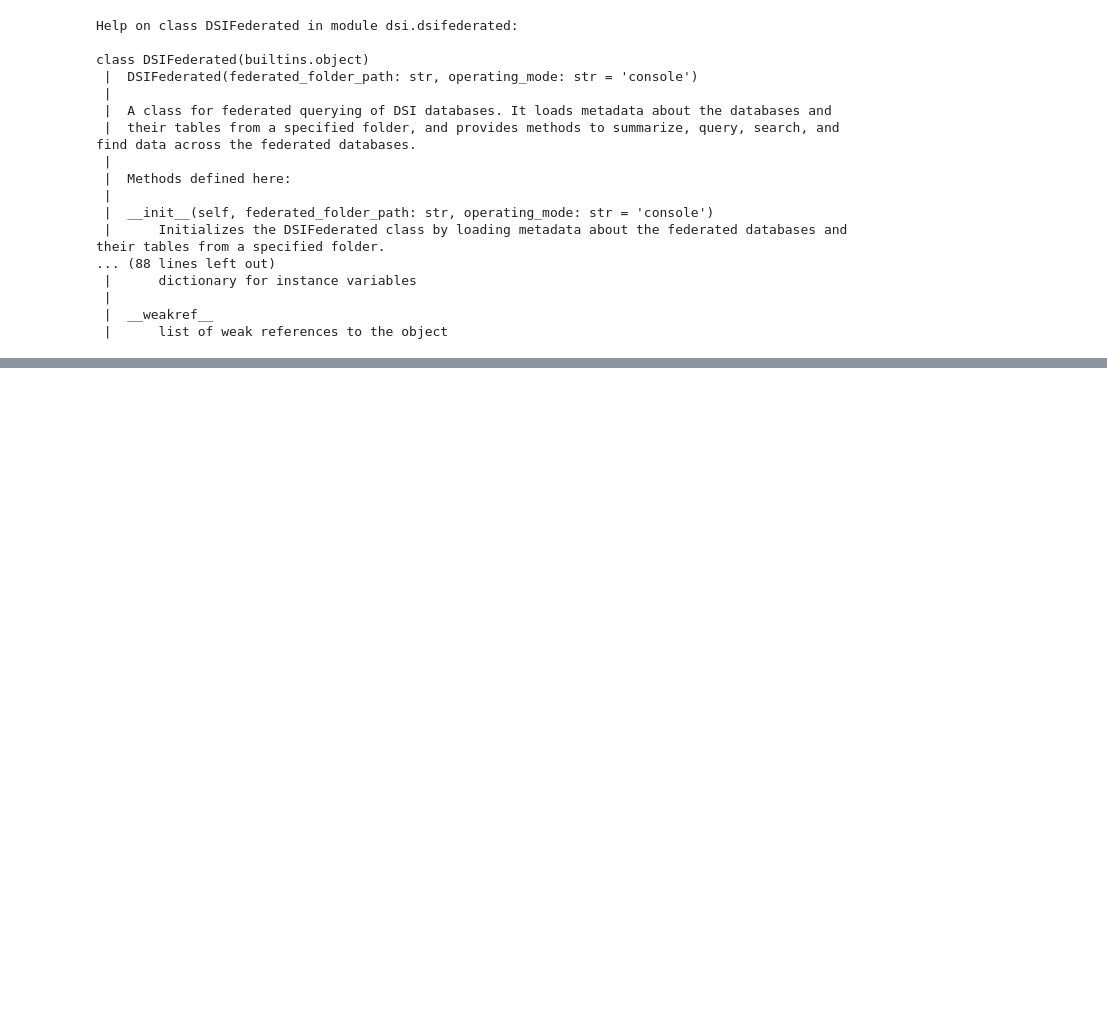
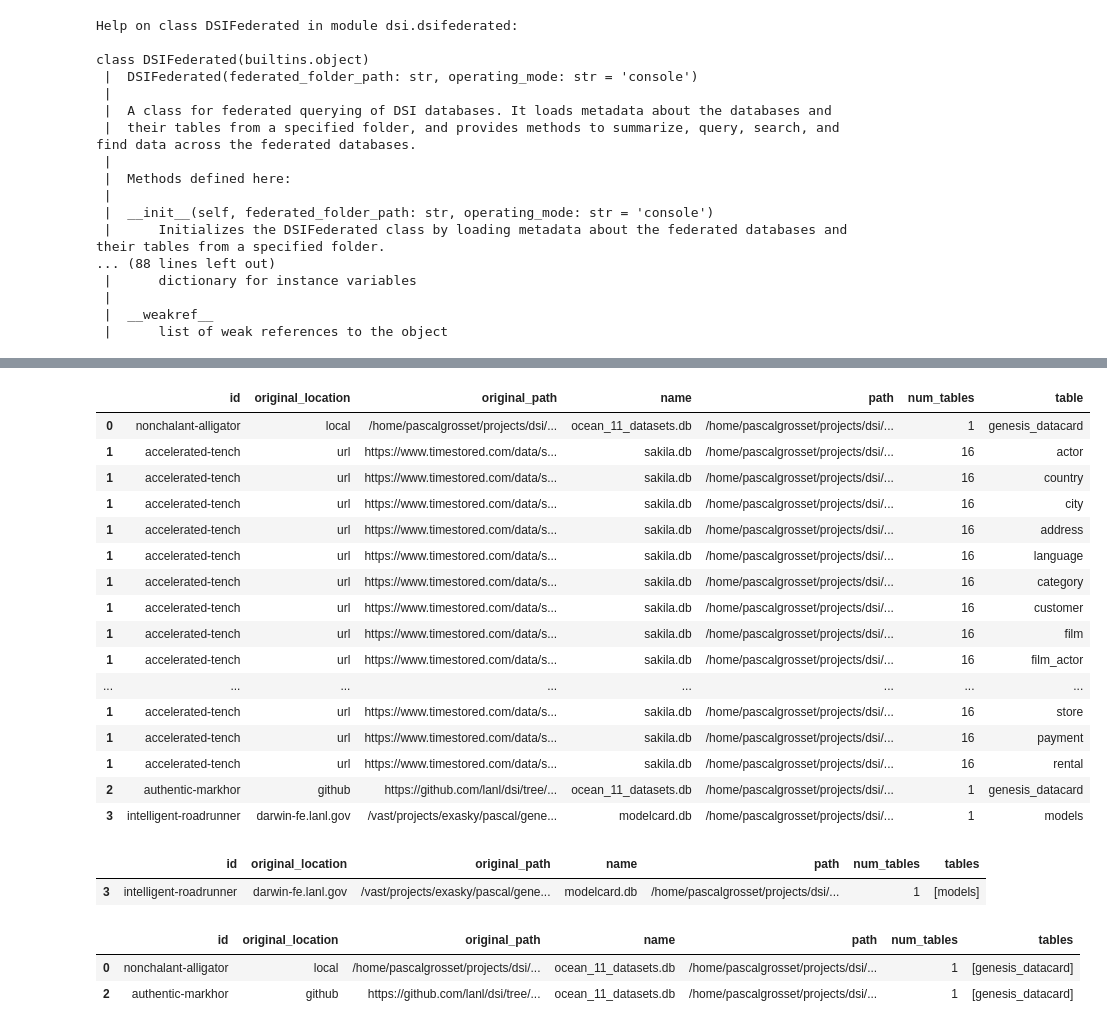
Before and after one commit to lanl/dsi, a Jupyter notebook: examples/federated/federation_workflow.ipynb, the cells around one changed output, grey strips where cells are left out. Drawn from its saved outputs; the diff is of its cells as text; code cells hidden in the pictures; blank space fills up the shorter version.

```diff
--- a/examples/federated/federation_workflow.ipynb
+++ b/examples/federated/federation_workflow.ipynb
@@ -51,6 +51,6 @@ class DSIFederated(builtins.object)
 # %%
 config_file = "input.yaml"
 # %%
-workspace_folder = "/home/pascalgrosset/projects/dsi/pascal_data_03"
+workspace_folder = "/home/pascalgrosset/projects/dsi/pascal_data_01"
 # %%
 federated_dbs = DSIFederated(workspace_folder, operating_mode="notebook")
@@ -81,7 +67,36 @@ federated_dbs._list_databases()
+# %%
+tbls = federated_dbs._list_tables()
+# %%
+tbls
+# %% [output]
+|  | id | original_location | original_path | name | path | num_tables | table |
+| 0 | nonchalant-alligator | local | /home/pascalgrosset/projects/dsi/... | ocean_11_datasets.db | /home/pascalgrosset/projects/dsi/... | 1 | genesis_datacard |
+| 1 | accelerated-tench | url | https://www.timestored.com/data/s... | sakila.db | /home/pascalgrosset/projects/dsi/... | 16 | actor |
+| 1 | accelerated-tench | url | https://www.timestored.com/data/s... | sakila.db | /home/pascalgrosset/projects/dsi/... | 16 | country |
+| 1 | accelerated-tench | url | https://www.timestored.com/data/s... | sakila.db | /home/pascalgrosset/projects/dsi/... | 16 | city |
+| 1 | accelerated-tench | url | https://www.timestored.com/data/s... | sakila.db | /home/pascalgrosset/projects/dsi/... | 16 | address |
+| 1 | accelerated-tench | url | https://www.timestored.com/data/s... | sakila.db | /home/pascalgrosset/projects/dsi/... | 16 | language |
+| 1 | accelerated-tench | url | https://www.timestored.com/data/s... | sakila.db | /home/pascalgrosset/projects/dsi/... | 16 | category |
+| 1 | accelerated-tench | url | https://www.timestored.com/data/s... | sakila.db | /home/pascalgrosset/projects/dsi/... | 16 | customer |
+| 1 | accelerated-tench | url | https://www.timestored.com/data/s... | sakila.db | /home/pascalgrosset/projects/dsi/... | 16 | film |
+| 1 | accelerated-tench | url | https://www.timestored.com/data/s... | sakila.db | /home/pascalgrosset/projects/dsi/... | 16 | film_actor |
+| ... | ... | ... | ... | ... | ... | ... | ... |
+| 1 | accelerated-tench | url | https://www.timestored.com/data/s... | sakila.db | /home/pascalgrosset/projects/dsi/... | 16 | store |
+| 1 | accelerated-tench | url | https://www.timestored.com/data/s... | sakila.db | /home/pascalgrosset/projects/dsi/... | 16 | payment |
+| 1 | accelerated-tench | url | https://www.timestored.com/data/s... | sakila.db | /home/pascalgrosset/projects/dsi/... | 16 | rental |
+| 2 | authentic-markhor | github | https://github.com/lanl/dsi/tree/... | ocean_11_datasets.db | /home/pascalgrosset/projects/dsi/... | 1 | genesis_datacard |
+| 3 | intelligent-roadrunner | darwin-fe.lanl.gov | /vast/projects/exasky/pascal/gene... | modelcard.db | /home/pascalgrosset/projects/dsi/... | 1 | models |
 # %%
 federated_dbs.f_search_for_databases(original_location="darwin")
+# %% [output]
+|  | id | original_location | original_path | name | path | num_tables | tables |
+| 3 | intelligent-roadrunner | darwin-fe.lanl.gov | /vast/projects/exasky/pascal/gene... | modelcard.db | /home/pascalgrosset/projects/dsi/... | 1 | [models] |
 # %%
 federated_dbs.f_search_for_databases(name="ocean_11_datasets")
+# %% [output]
+|  | id | original_location | original_path | name | path | num_tables | tables |
+| 0 | nonchalant-alligator | local | /home/pascalgrosset/projects/dsi/... | ocean_11_datasets.db | /home/pascalgrosset/projects/dsi/... | 1 | [genesis_datacard] |
+| 2 | authentic-markhor | github | https://github.com/lanl/dsi/tree/... | ocean_11_datasets.db | /home/pascalgrosset/projects/dsi/... | 1 | [genesis_datacard] |
 # %%
 federated_dbs.f_summary(db="ocean_11_datasets.db")
 # %%
```
Also changed, not shown: parts of 3 cells of this notebook, 4 other files.
